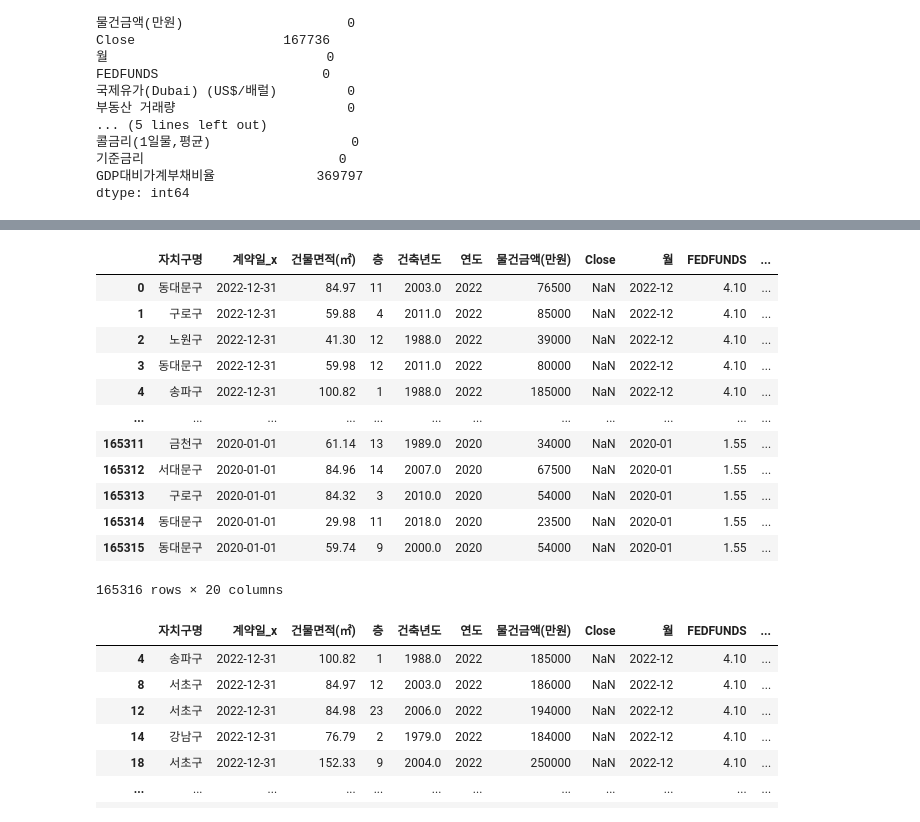
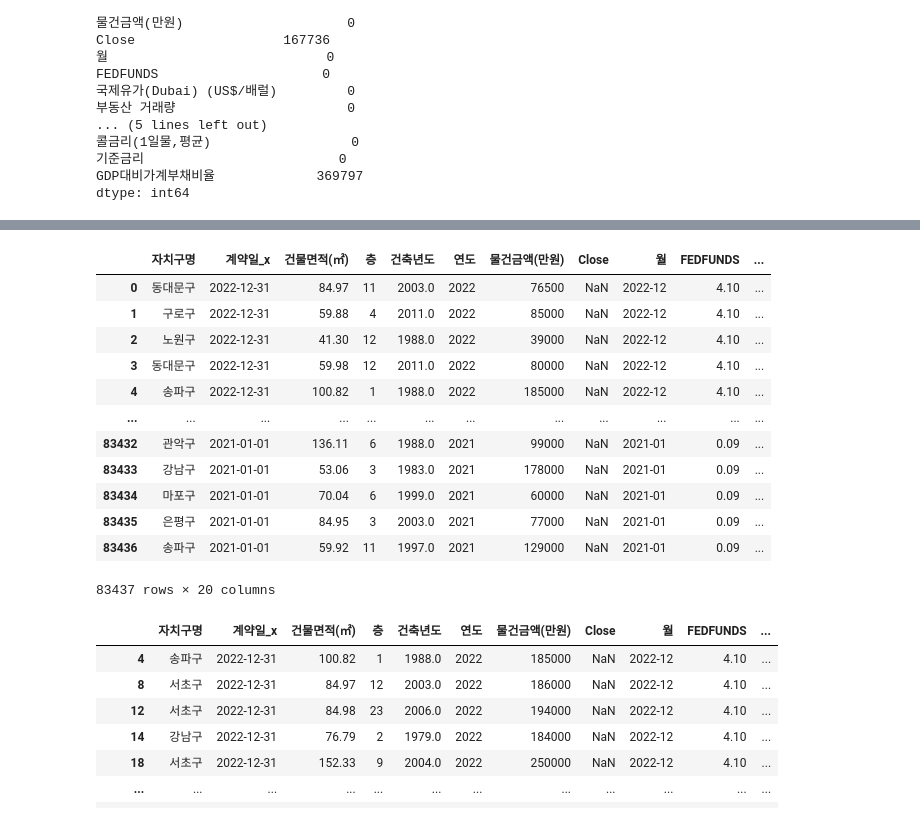
Before and after one commit to ZiNoBae/Hackathon_ubion, a Jupyter notebook: Teamproject_1st/EDA_circle.ipynb, the cells around one changed output, grey strips where cells are left out. Drawn from its saved outputs; the diff is of its cells as text; code cells hidden in the pictures.

```diff
--- a/Teamproject_1st/EDA_circle.ipynb
+++ b/Teamproject_1st/EDA_circle.ipynb
@@ -51,19 +71,19 @@ dtype: int64
 # %%
-df.loc[(df['연도'] >= 2020) & (df['연도'] < 2023)]
+df.loc[(df['연도'] >= 2021) & (df['연도'] < 2023)]
 # %% [output]
 |  | 자치구명 | 계약일_x | 건물면적(㎡) | 층 | 건축년도 | 연도 | 물건금액(만원) | Close | 월 | FEDFUNDS | ... |
 | 0 | 동대문구 | 2022-12-31 | 84.97 | 11 | 2003.0 | 2022 | 76500 | NaN | 2022-12 | 4.10 | ... |
 | 1 | 구로구 | 2022-12-31 | 59.88 | 4 | 2011.0 | 2022 | 85000 | NaN | 2022-12 | 4.10 | ... |
 | 2 | 노원구 | 2022-12-31 | 41.30 | 12 | 1988.0 | 2022 | 39000 | NaN | 2022-12 | 4.10 | ... |
 | 3 | 동대문구 | 2022-12-31 | 59.98 | 12 | 2011.0 | 2022 | 80000 | NaN | 2022-12 | 4.10 | ... |
 | 4 | 송파구 | 2022-12-31 | 100.82 | 1 | 1988.0 | 2022 | 185000 | NaN | 2022-12 | 4.10 | ... |
 | ... | ... | ... | ... | ... | ... | ... | ... | ... | ... | ... | ... |
-| 165311 | 금천구 | 2020-01-01 | 61.14 | 13 | 1989.0 | 2020 | 34000 | NaN | 2020-01 | 1.55 | ... |
-| 165312 | 서대문구 | 2020-01-01 | 84.96 | 14 | 2007.0 | 2020 | 67500 | NaN | 2020-01 | 1.55 | ... |
-| 165313 | 구로구 | 2020-01-01 | 84.32 | 3 | 2010.0 | 2020 | 54000 | NaN | 2020-01 | 1.55 | ... |
-| 165314 | 동대문구 | 2020-01-01 | 29.98 | 11 | 2018.0 | 2020 | 23500 | NaN | 2020-01 | 1.55 | ... |
-| 165315 | 동대문구 | 2020-01-01 | 59.74 | 9 | 2000.0 | 2020 | 54000 | NaN | 2020-01 | 1.55 | ... |
+| 83432 | 관악구 | 2021-01-01 | 136.11 | 6 | 1988.0 | 2021 | 99000 | NaN | 2021-01 | 0.09 | ... |
+| 83433 | 강남구 | 2021-01-01 | 53.06 | 3 | 1983.0 | 2021 | 178000 | NaN | 2021-01 | 0.09 | ... |
+| 83434 | 마포구 | 2021-01-01 | 70.04 | 6 | 1999.0 | 2021 | 60000 | NaN | 2021-01 | 0.09 | ... |
+| 83435 | 은평구 | 2021-01-01 | 84.95 | 3 | 2003.0 | 2021 | 77000 | NaN | 2021-01 | 0.09 | ... |
+| 83436 | 송파구 | 2021-01-01 | 59.92 | 11 | 1997.0 | 2021 | 129000 | NaN | 2021-01 | 0.09 | ... |
-165316 rows × 20 columns
+83437 rows × 20 columns
 # %%
 # 강남 3구
 df.loc[df['자치구명'].isin(['강남구', '서초구', '송파구'])  ]
```
Also changed, not shown: parts of 9 cells of this notebook, 2 other files.
